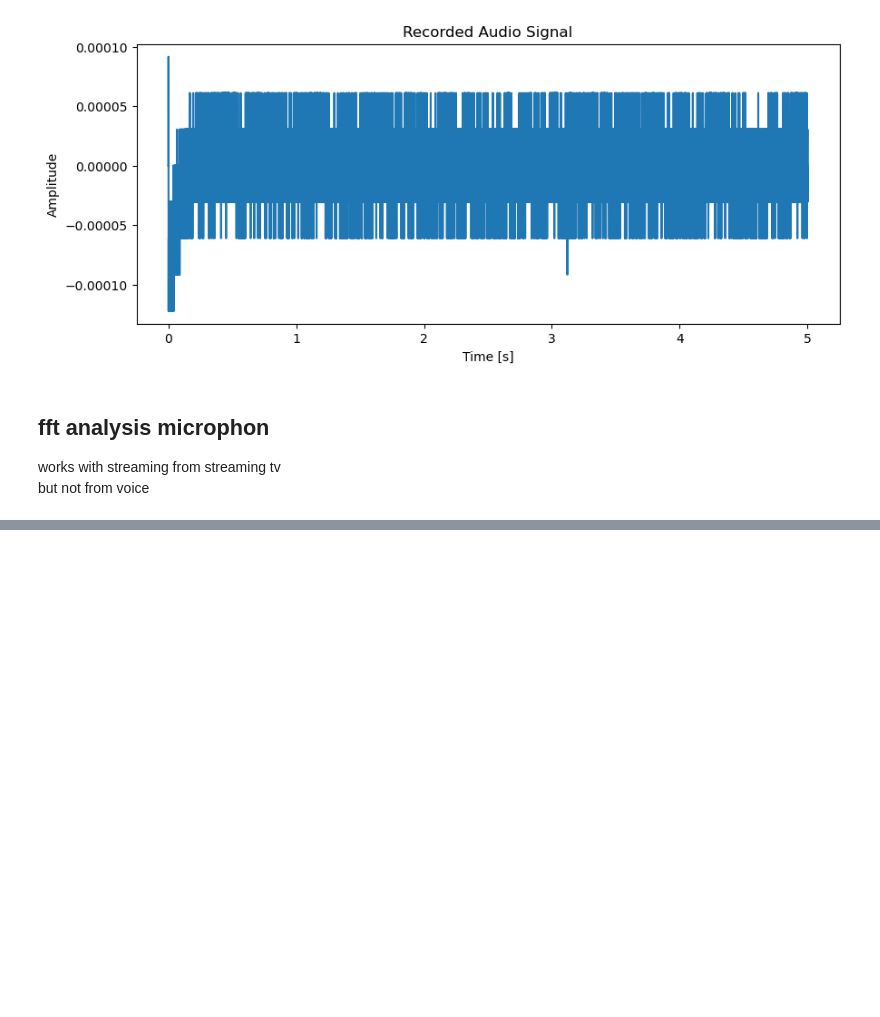
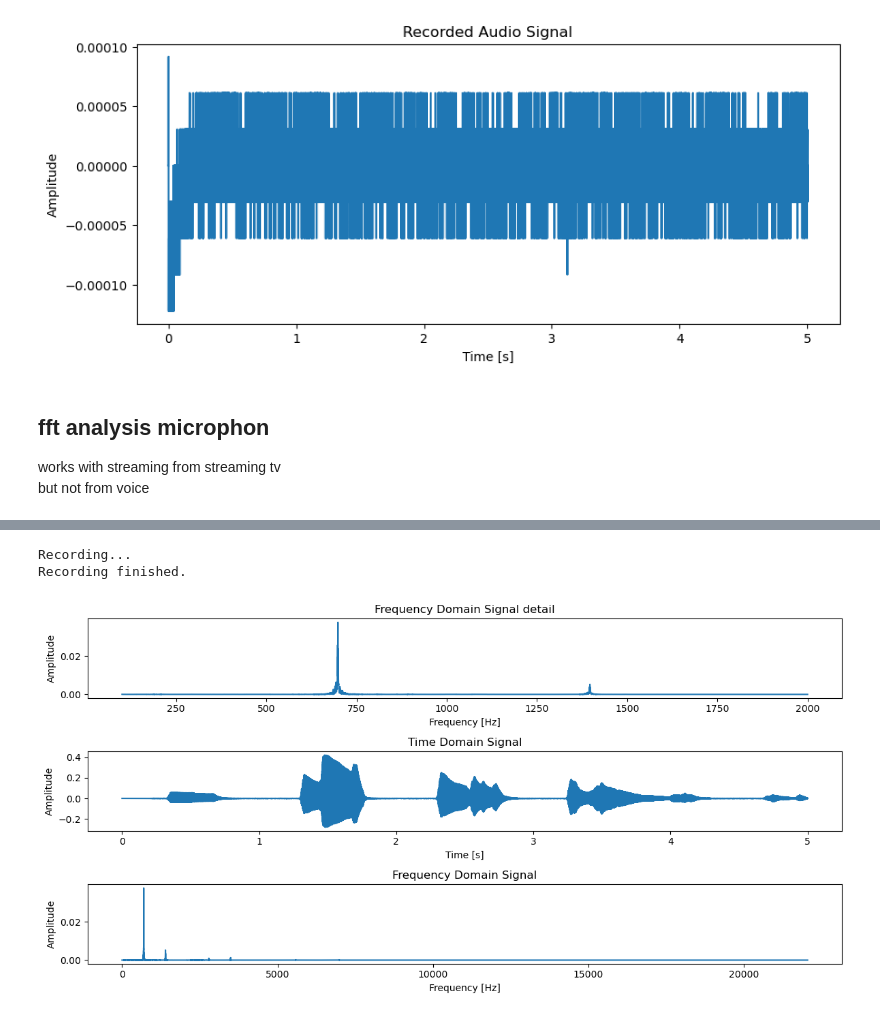
Before and after one commit to riglerandreas/fft_microfon_sound_analysis, a Jupyter notebook: test_sound_1.ipynb, the cells around one changed output, grey strips where cells are left out. Cells and saved outputs as stored; diff of their text form; code cells hidden in the pictures; blank space fills up the shorter version.

```diff
--- a/test_sound_1.ipynb
+++ b/test_sound_1.ipynb
@@ -203,0 +206,6 @@ Recording finished.
+# %%
+original_signal2, df_fft = analyze_microphone_signal(duration = 5)
+# %% [output]
+Recording...
+Recording finished.
+[figure, added]
```
Also changed, not shown: parts of 23 cells of this notebook, 2 other files.
